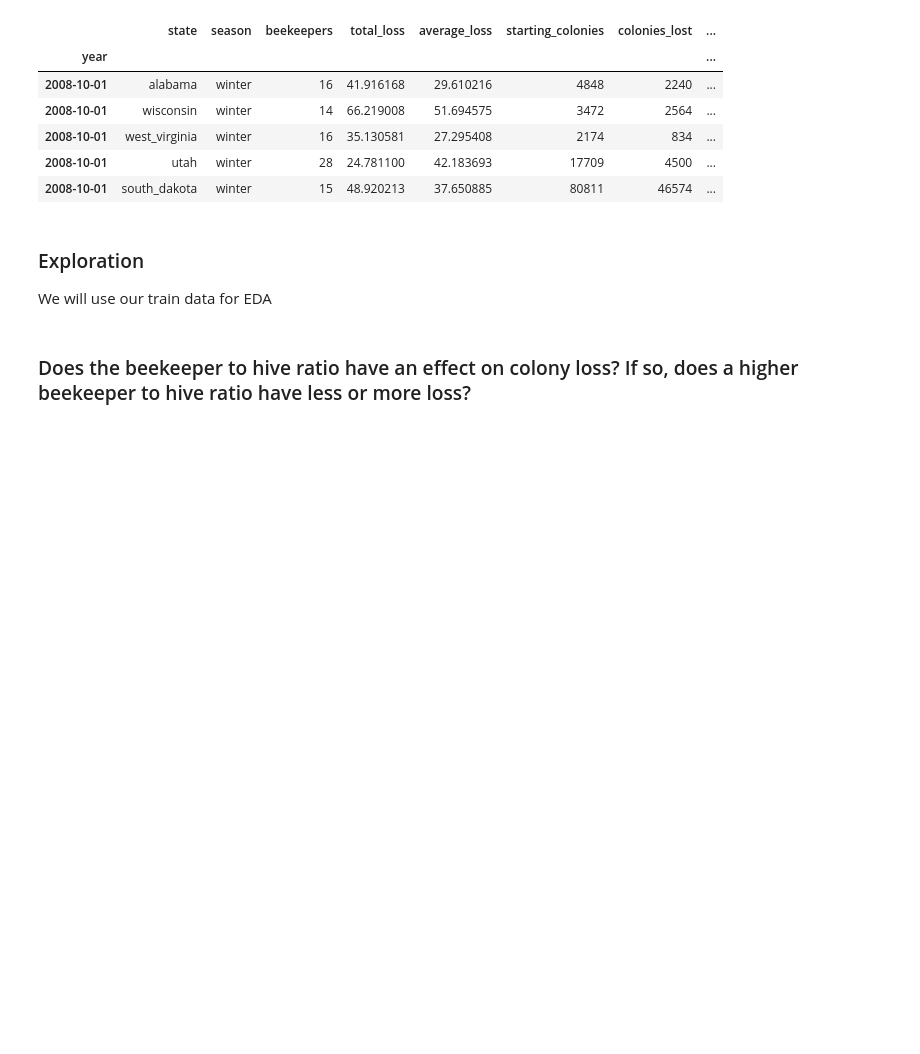
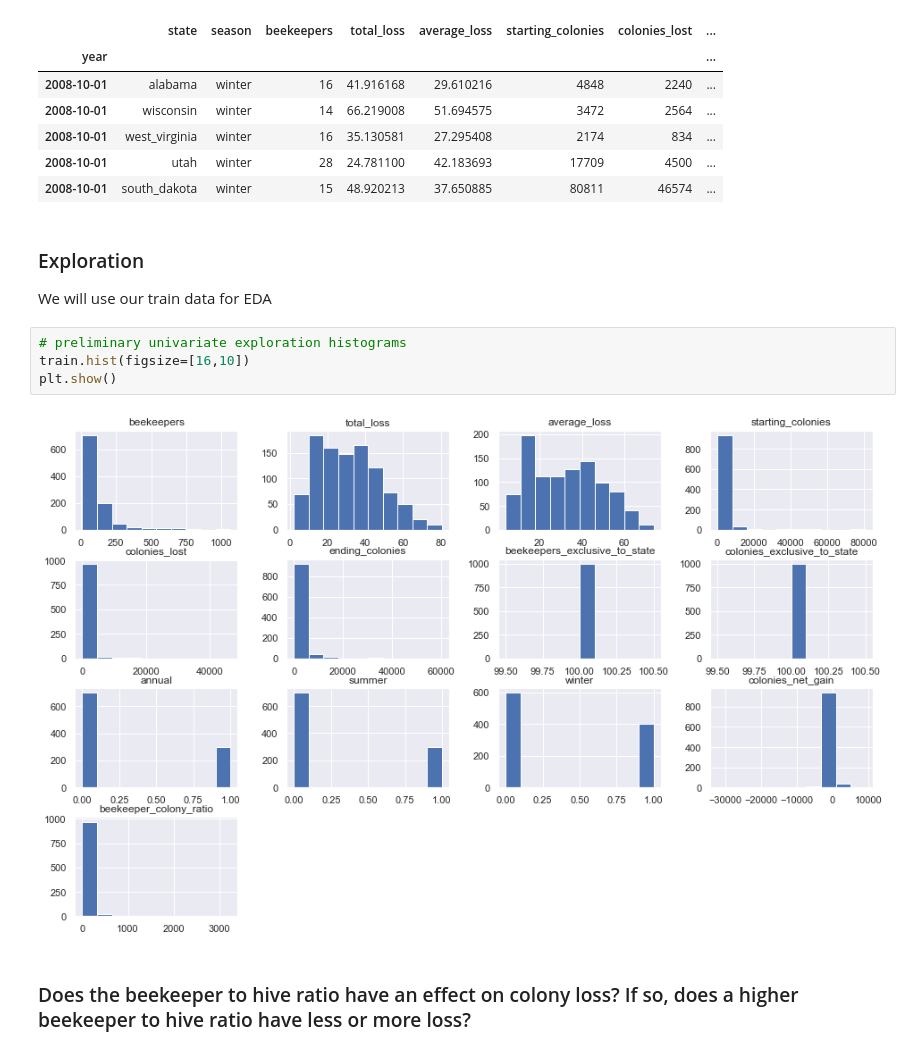
Before and after one commit to Honey-Bee-Roundup-Capstone/dash-repo, a Jupyter notebook: draft-notebook.ipynb, the cells around one changed output. Saved outputs shown, nothing was run; the diff lists cells and outputs as text; blank space fills up the shorter version.

```diff
--- a/draft-notebook.ipynb
+++ b/draft-notebook.ipynb
@@ -118,6 +118,12 @@ train.head()
 ### Exploration
 
 We will use our train data for EDA
+# %%
+# preliminary univariate exploration histograms
+train.hist(figsize=[16,10])
+plt.show()
+# %% [output]
+[figure, added]
 # %% [markdown]
 ### Does the beekeeper to hive ratio have an effect on colony loss? If so, does a higher beekeeper to hive ratio have less or more loss?
 # %%
```
Also changed, not shown: parts of 15 cells of this notebook.
